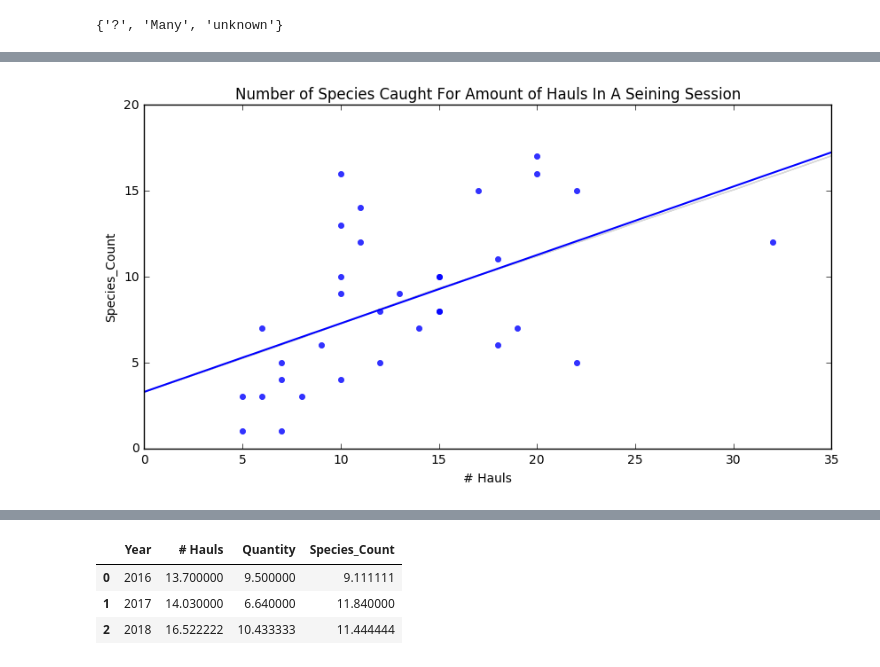
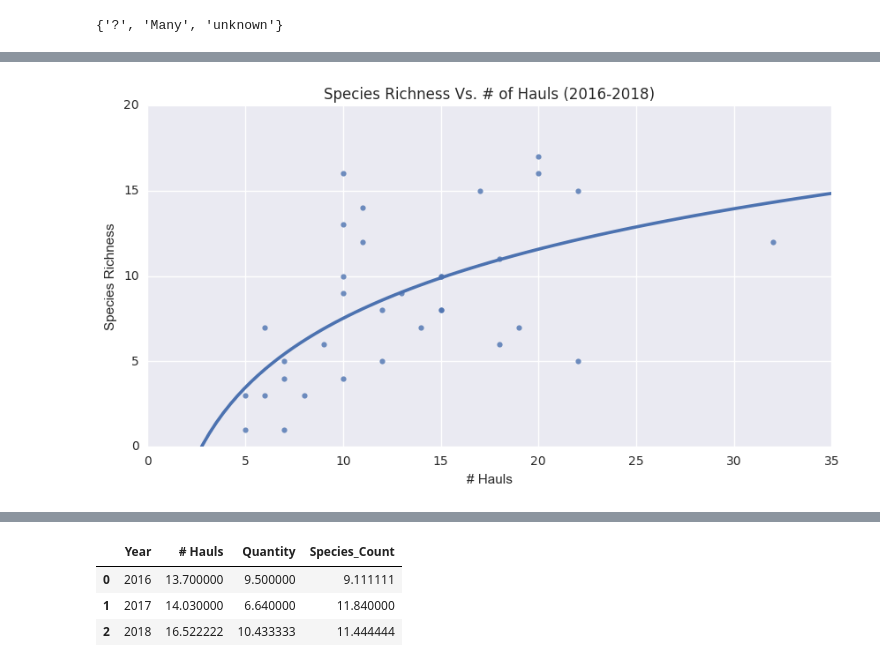
Before and after one commit to Shadhopson/Seining_Analysis, a Jupyter notebook: Hauls.ipynb, the cells around one changed output, grey strips where cells are left out. Cells and saved outputs as stored; diff of their text form; code cells hidden in the pictures.

```diff
--- a/Hauls.ipynb
+++ b/Hauls.ipynb
@@ -168,0 +79,3 @@ ax.figure.savefig("Graphs/Quantity Caught For An Amount Of Hauls In A Seining Se
+# %%
+df["Year"] = df["Date"].dt.year
+df_no_jellies["Year"] = df_no_jellies["Date"].dt.year
@@ -168,0 +95,2 @@ ax.figure.savefig("Graphs/Quantity Caught For An Amount Of Hauls In A Seining Se
+# %%
+sns.set()
@@ -185,13 +122,15 @@ df["Species_Count"] = [species_count_dict[x] for x in df['Date']]
 # %%
 hauls_species_df = df.groupby(['Date', '# Hauls', 'Species_Count'], as_index=False).sum()
 # %%
-ax = sns.regplot(x="# Hauls", y="Species_Count", data=hauls_species_df, ci = False, order = 1)
-ax.set_title("Number of Species Caught For Amount of Hauls In A Seining Session")
+ax = sns.regplot(x="# Hauls", y="Species_Count", data=hauls_species_df, ci = None, logx =True)
+ax.set_title("Species Richness Vs. # of Hauls (2016-2018)")
+ax.set_ylim(0)
 ax.figure.set_figheight(5)
 ax.figure.set_figwidth(10)
+ax.set_ylabel('Species Richness')
 ax.figure.savefig("Graphs/Number of Species Caught For Amount of Hauls In A Seining Session")
 # %% [output]
-[figure, old version]
+[figure, new version]
 # %%
 # Every 6 seins leads to 4 new species
 # %%
```
Also changed, not shown: parts of 17 cells of this notebook, 21 other files.
